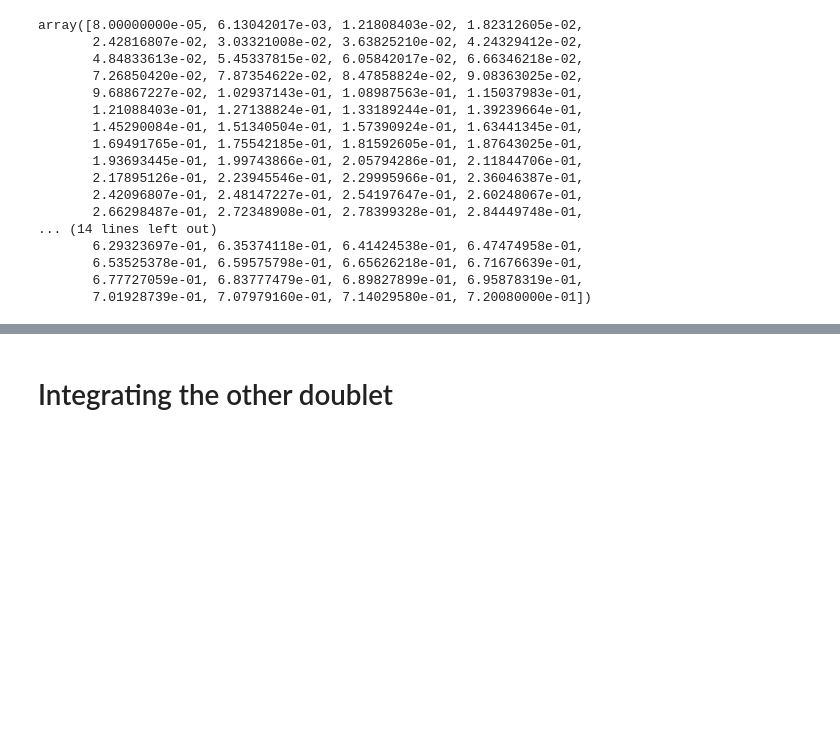
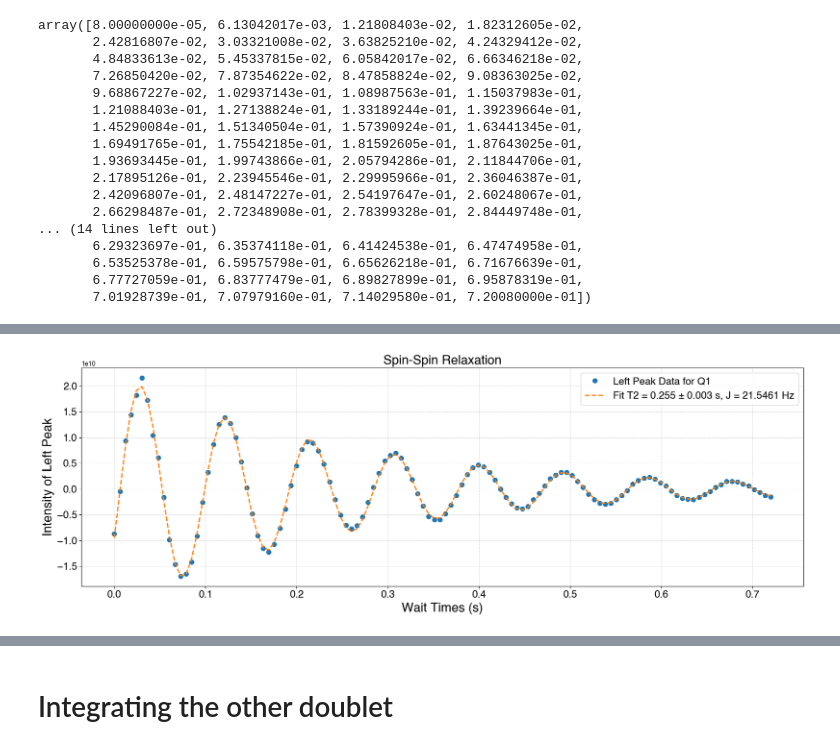
Before and after one commit to donnydavino1/Quantum_Brain, a Jupyter notebook: T1_and_T2_Analysis/T2_analysis_356.ipynb, the cells around one changed output, grey strips where cells are left out. Cells and saved outputs as stored; diff of their text form; code cells hidden in the pictures; blank space fills up the shorter version.

```diff
--- a/T1_and_T2_Analysis/T2_analysis_356.ipynb
+++ b/T1_and_T2_Analysis/T2_analysis_356.ipynb
@@ -327,3 +362,38 @@ plt.show()
+# %%
+# Create the figure and axis with adjusted layout for publication
+fig_t2, ax_t2 = plt.subplots(figsize=(17, 6))
+
+# Plot data points with a distinct color and marker size for clarity
+ax_t2.plot(wait_times, areas_left, 'o', markersize=7, label='Left Peak Data for Q1')
+
+# Plot fit line with higher contrast against the data points
+ax_t2.plot(wait_times, t2_func_exp(wait_times, *popt_left), linestyle='--', linewidth=2,
+           label=f"Fit T2 = {t2_left:.3f} {PLUS_MINUS} {t2_left_err:.3f} s, "
+                 f"J = {1/(2*(2 * np.pi)/(4*popt_left[2])):.6g} Hz")
+
+# Set labels and increase font size for publication readability
+ax_t2.set_ylabel("Intensity of Left Peak", fontsize=20)
+ax_t2.set_xlabel("Wait Times (s)", fontsize=20)
+
+# Set legend position and adjust font size
+ax_t2.legend(fontsize=16)
+
+ax_t2.tick_params(axis='x', labelsize=16)
+ax_t2.tick_params(axis='y', labelsize=16)
+
+# Set title and adjust spacing
+ax_t2.set_title('Spin-Spin Relaxation', fontsize=20)
+
+# Enable grid with a subtle color and style
+ax_t2.grid(color='gray', linestyle='--', alpha=0.3)
+
+# Optimize layout for spacing and readability
+fig_t2.tight_layout()
+
+# Show the plot
+plt.show()
+# %% [output]
+[figure, added]
 # %%
 print(f"Left angular frequency (omega) = {popt_left[2]} (rad/sec.)")
 print(f"Left f = {popt_left[2] / (2 * np.pi)} (Hz)")
```
Also changed, not shown: parts of 14 cells of this notebook, 52 other files.
